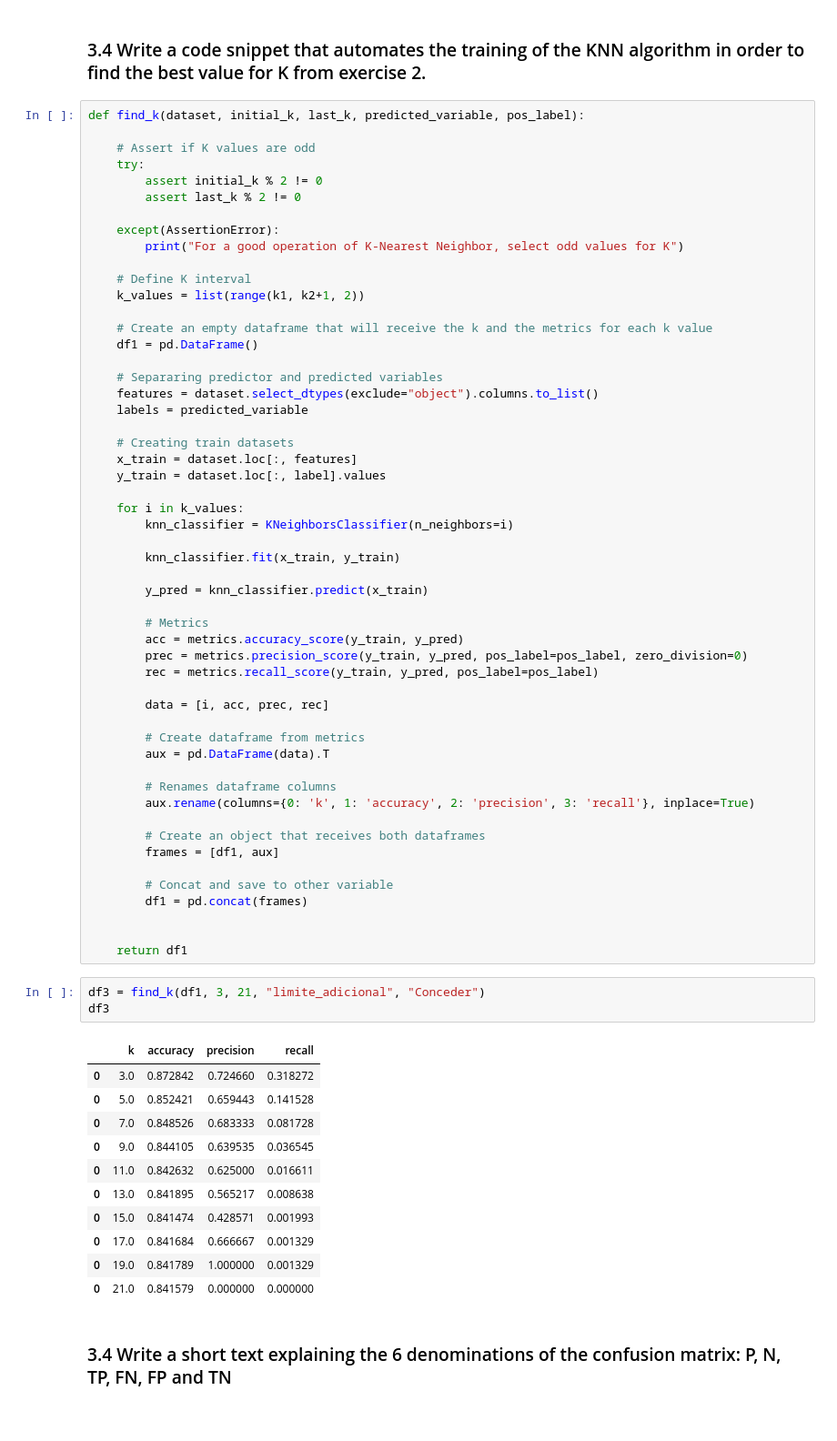
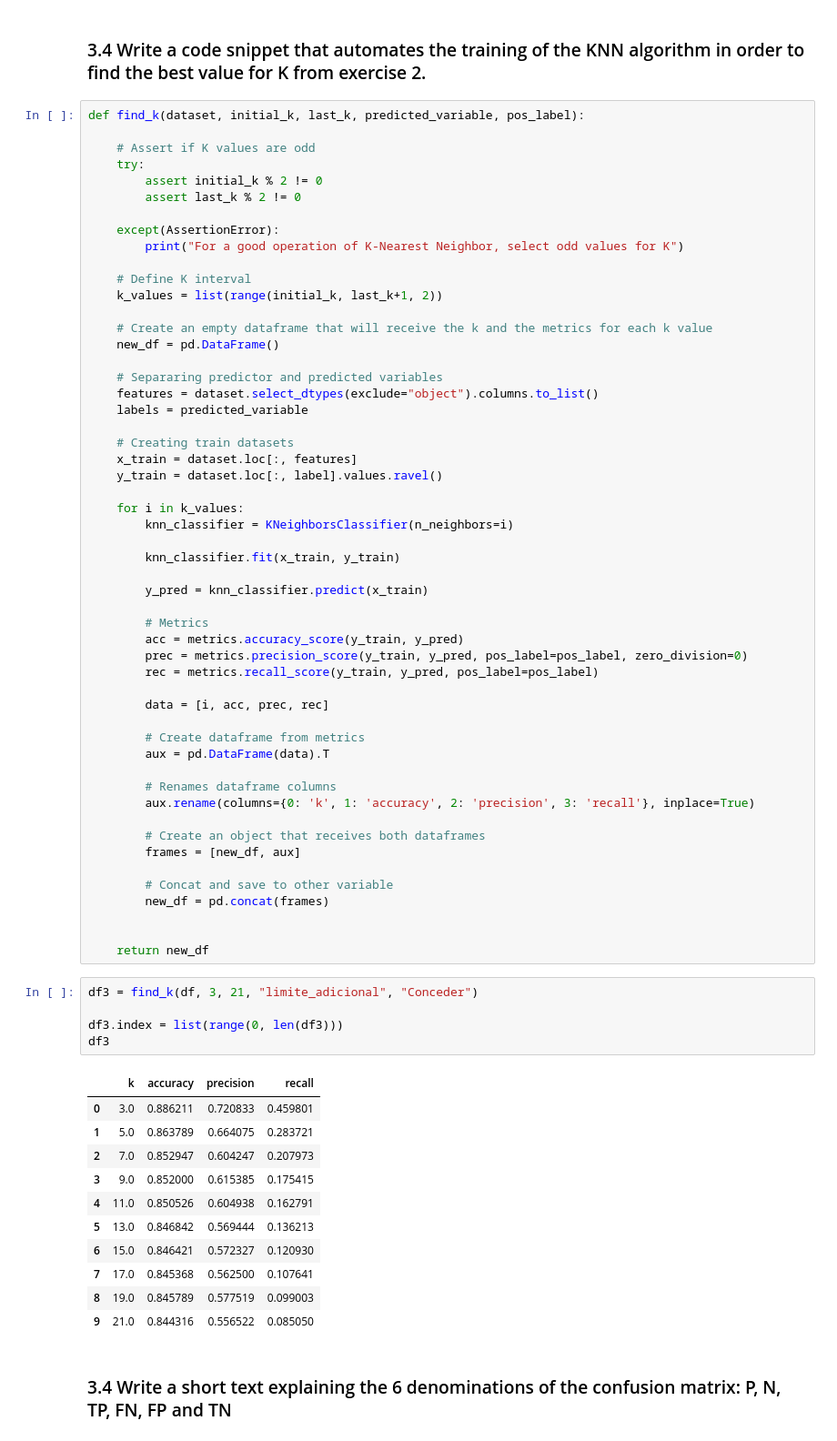
Before and after one commit to andrearaujo111/fundamentos-machine-learning, a Jupyter notebook: notebooks/01_knn.ipynb, the cells around one changed output. Shown: that part at 91% size. Drawn from its saved outputs; the diff is of its cells as text.

```diff
--- a/notebooks/supervised_learning.ipynb
+++ b/notebooks/01_knn.ipynb
@@ -511,10 +509,10 @@ def find_k(dataset, initial_k, last_k, predicted_variable, pos_label):
         print("For a good operation of K-Nearest Neighbor, select odd values for K")
 
     # Define K interval
-    k_values = list(range(k1, k2+1, 2))
+    k_values = list(range(initial_k, last_k+1, 2))
 
     # Create an empty dataframe that will receive the k and the metrics for each k value
-    df1 = pd.DataFrame()
+    new_df = pd.DataFrame()
 
     # Separaring predictor and predicted variables
     features = dataset.select_dtypes(exclude="object").columns.to_list()
@@ -522,7 +520,7 @@ def find_k(dataset, initial_k, last_k, predicted_variable, pos_label):
 
     # Creating train datasets
     x_train = dataset.loc[:, features]
-    y_train = dataset.loc[:, label].values
+    y_train = dataset.loc[:, label].values.ravel()
 
     for i in k_values:
         knn_classifier = KNeighborsClassifier(n_neighbors=i)
@@ -545,28 +543,30 @@ def find_k(dataset, initial_k, last_k, predicted_variable, pos_label):
         aux.rename(columns={0: 'k', 1: 'accuracy', 2: 'precision', 3: 'recall'}, inplace=True)
 
         # Create an object that receives both dataframes
-        frames = [df1, aux]
+        frames = [new_df, aux]
 
         # Concat and save to other variable
-        df1 = pd.concat(frames)
+        new_df = pd.concat(frames)
 
 
-    return df1
+    return new_df
 # %%
-df3 = find_k(df1, 3, 21, "limite_adicional", "Conceder")
+df3 = find_k(df, 3, 21, "limite_adicional", "Conceder")
+
+df3.index = list(range(0, len(df3)))
 df3
 # %% [output]
 |  | k | accuracy | precision | recall |
-| 0 | 3.0 | 0.872842 | 0.724660 | 0.318272 |
-| 0 | 5.0 | 0.852421 | 0.659443 | 0.141528 |
-| 0 | 7.0 | 0.848526 | 0.683333 | 0.081728 |
-| 0 | 9.0 | 0.844105 | 0.639535 | 0.036545 |
-| 0 | 11.0 | 0.842632 | 0.625000 | 0.016611 |
-| 0 | 13.0 | 0.841895 | 0.565217 | 0.008638 |
-| 0 | 15.0 | 0.841474 | 0.428571 | 0.001993 |
-| 0 | 17.0 | 0.841684 | 0.666667 | 0.001329 |
-| 0 | 19.0 | 0.841789 | 1.000000 | 0.001329 |
-| 0 | 21.0 | 0.841579 | 0.000000 | 0.000000 |
+| 0 | 3.0 | 0.886211 | 0.720833 | 0.459801 |
+| 1 | 5.0 | 0.863789 | 0.664075 | 0.283721 |
+| 2 | 7.0 | 0.852947 | 0.604247 | 0.207973 |
+| 3 | 9.0 | 0.852000 | 0.615385 | 0.175415 |
+| 4 | 11.0 | 0.850526 | 0.604938 | 0.162791 |
+| 5 | 13.0 | 0.846842 | 0.569444 | 0.136213 |
+| 6 | 15.0 | 0.846421 | 0.572327 | 0.120930 |
+| 7 | 17.0 | 0.845368 | 0.562500 | 0.107641 |
+| 8 | 19.0 | 0.845789 | 0.577519 | 0.099003 |
+| 9 | 21.0 | 0.844316 | 0.556522 | 0.085050 |
 # %% [markdown]
 ### 3.4  Write a short text explaining the 6 denominations of the confusion matrix: P, N, TP, FN, FP and TN
 # %% [markdown]
```
Also changed, not shown: parts of 6 cells of this notebook, 1 other file.
